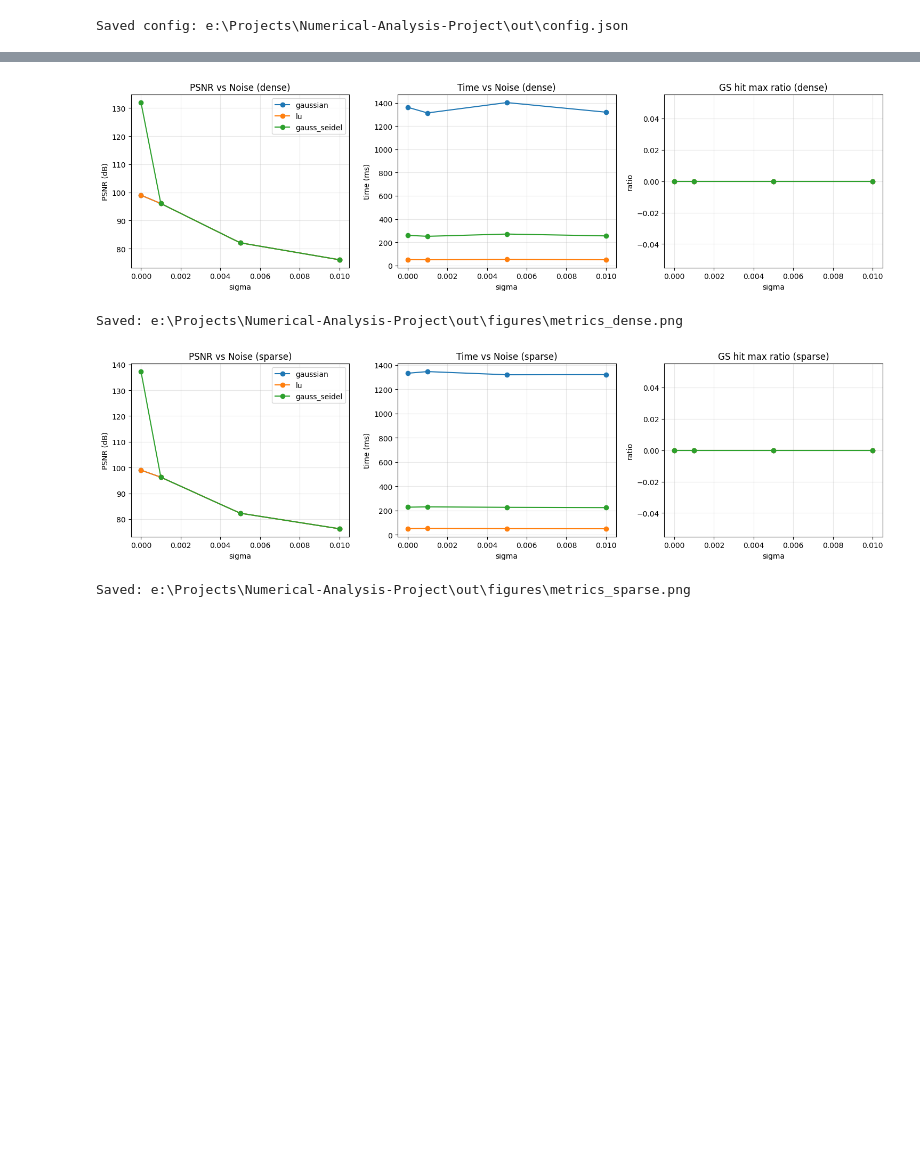
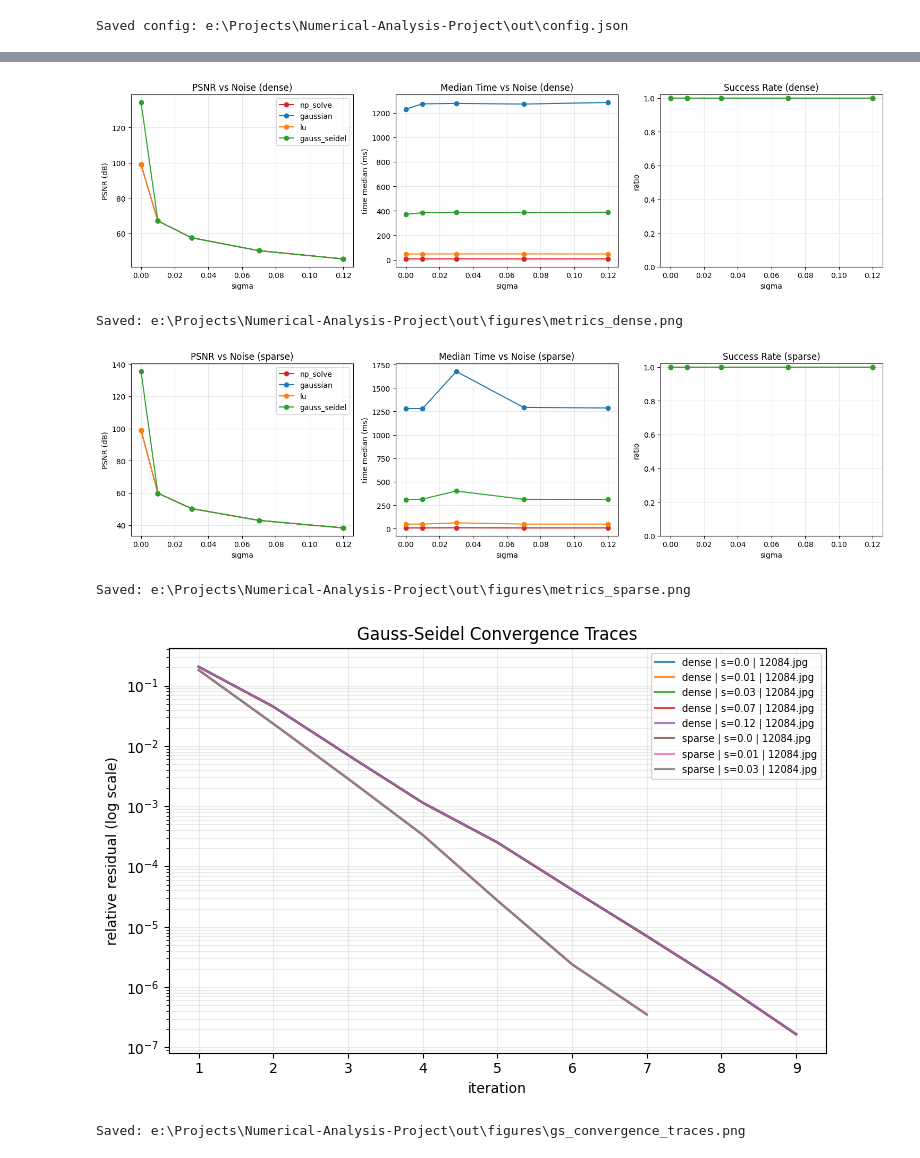
Before and after one commit to Hanamizuiro/encryption-experiment, a Jupyter notebook: code.ipynb, the cells around one changed output, grey strips where cells are left out. Drawn from its saved outputs; the diff is of its cells as text; code cells hidden in the pictures; blank space fills up the shorter version.

```diff
--- a/code.ipynb
+++ b/code.ipynb
@@ -54,7 +56,12 @@ CONFIG = {
     "sparse_density": 0.08,
     "dense_diag_boost": 24.0,
     "sparse_diag_boost": 10.0,
+
+    "warmup_solver_once_per_call": True,
+    "convergence_trace_images_per_sigma": 1,
     "sigma_for_latex_table": 0.01,
+    "save_wall_error_maps": True,
+    "save_solver_ranking": True,
 }
 
 ROOT = Path.cwd()
@@ -65,8 +72,9 @@ PROCESSED_DIR = DATA_DIR / "processed"
 OUT_DIR = ROOT / "out"
 FIG_DIR = OUT_DIR / "figures"
 TABLE_DIR = OUT_DIR / "tables"
+TRACE_DIR = OUT_DIR / "traces"
 
-for p in [SYNTH_DIR, PROCESSED_DIR, OUT_DIR, FIG_DIR, TABLE_DIR]:
+for p in [SYNTH_DIR, PROCESSED_DIR, OUT_DIR, FIG_DIR, TABLE_DIR, TRACE_DIR]:
     p.mkdir(parents=True, exist_ok=True)
 
 if CONFIG["image_size"] % CONFIG["block_size"] != 0:
@@ -75,7 +83,6 @@ if CONFIG["image_size"] % CONFIG["block_size"] != 0:
 rng = np.random.default_rng(CONFIG["seed"])
 VECTOR_SIZE = CONFIG["block_size"] * CONFIG["block_size"]
 
-# Reproducibility snapshot
 (OUT_DIR / "config.json").write_text(json.dumps(CONFIG, indent=2), encoding="utf-8")
 print("Saved config:", OUT_DIR / "config.json")
 # %% [output]
@@ -331,7 +342,7 @@ def lu_solve(LU, P, b):
     return x
 
 
-def gauss_seidel(A, b, tol=1e-6, max_iters=200, x0=None):
+def gauss_seidel(A, b, tol=1e-6, max_iters=200, x0=None, track_history=False):
     n = A.shape[0]
     x = np.zeros(n, dtype=np.float64) if x0 is None else x0.astype(np.float64).copy()
 
@@ -339,6 +350,7 @@ def gauss_seidel(A, b, tol=1e-6, max_iters=200, x0=None):
     if np.any(np.abs(D) < 1e-15):
         raise np.linalg.LinAlgError("Zero diagonal entry in Gauss-Seidel")
 
+    history = []
     for k in range(max_iters):
         x_old = x.copy()
         for i in range(n):
@@ -348,10 +360,14 @@ def gauss_seidel(A, b, tol=1e-6, max_iters=200, x0=None):
 
         r = b - A @ x
         rel_res = np.linalg.norm(r) / (np.linalg.norm(b) + 1e-15)
+        if track_history:
+            history.append(float(rel_res))
         if rel_res < tol:
-            return x, k + 1, rel_res, False
+            return x, k + 1, rel_res, False, history
 
     r = b - A @ x
     rel_res = np.linalg.norm(r) / (np.linalg.norm(b) + 1e-15)
-    return x, max_iters, rel_res, True
+    if track_history and (len(history) == 0 or history[-1] != float(rel_res)):
+        history.append(float(rel_res))
+    return x, max_iters, rel_res, True, history
 # %%
@@ -556,43 +763,79 @@ dense lu sigma= 0.0 PSNR= 99.0 time_ms= 50.72
 # %%
-solver_order = ["gaussian", "lu", "gauss_seidel"]
-color_map = {"gaussian": "tab:blue", "lu": "tab:orange", "gauss_seidel": "tab:green"}
+solver_order = ["np_solve", "gaussian", "lu", "gauss_seidel"]
+color_map = {
+    "np_solve": "tab:red",
+    "gaussian": "tab:blue",
+    "lu": "tab:orange",
+    "gauss_seidel": "tab:green",
+}
 
 for matrix_type in ["dense", "sparse"]:
     fig, axes = plt.subplots(1, 3, figsize=(15, 4.2))
 
     for solver in solver_order:
         rows = [r for r in summary_rows if r["matrix_type"] == matrix_type and r["solver"] == solver]
         rows = sorted(rows, key=lambda x: x["sigma"])
         x = [r["sigma"] for r in rows]
 
         axes[0].plot(x, [r["psnr_mean"] for r in rows], marker="o", label=solver, color=color_map[solver])
-        axes[1].plot(x, [r["time_ms_mean"] for r in rows], marker="o", label=solver, color=color_map[solver])
-        axes[2].plot(x, [r["gs_hit_max_ratio_mean"] for r in rows], marker="o", label=solver, color=color_map[solver])
+        axes[1].plot(x, [r["time_ms_median"] for r in rows], marker="o", label=solver, color=color_map[solver])
+        axes[2].plot(x, [r["success_rate"] for r in rows], marker="o", label=solver, color=color_map[solver])
 
     axes[0].set_title(f"PSNR vs Noise ({matrix_type})")
     axes[0].set_xlabel("sigma")
     axes[0].set_ylabel("PSNR (dB)")
 
-    axes[1].set_title(f"Time vs Noise ({matrix_type})")
+    axes[1].set_title(f"Median Time vs Noise ({matrix_type})")
     axes[1].set_xlabel("sigma")
-    axes[1].set_ylabel("time (ms)")
+    axes[1].set_ylabel("time median (ms)")
 
-    axes[2].set_title(f"GS hit max ratio ({matrix_type})")
+    axes[2].set_title(f"Success Rate ({matrix_type})")
     axes[2].set_xlabel("sigma")
     axes[2].set_ylabel("ratio")
+    axes[2].set_ylim(0.0, 1.02)
 
     for a in axes:
         a.grid(True, alpha=0.3)
 
     axes[0].legend()
     fig.tight_layout()
     path = FIG_DIR / f"metrics_{matrix_type}.png"
     fig.savefig(path, dpi=180)
     plt.show()
     print("Saved:", path)
+
+# Plot Gauss-Seidel convergence traces for representative cases
+if len(trace_rows) > 0:
+    grouped = defaultdict(list)
+    for tr in trace_rows:
+        grouped[(tr["matrix_type"], tr["sigma"], tr["image_name"])].append(tr)
+
+    # plot up to 8 curves to keep readable
+    keys = sorted(grouped.keys())[:8]
+    fig, ax = plt.subplots(figsize=(7.5, 5))
+    for key in keys:
+        rows = sorted(grouped[key], key=lambda x: x["iteration"])
+        xs = [r["iteration"] for r in rows]
+        ys = [r["relative_residual"] for r in rows]
+        label = f"{key[0]} | s={key[1]} | {str(key[2])[:10]}"
+        ax.plot(xs, ys, alpha=0.85, label=label)
+
+    ax.set_yscale("log")
+    ax.set_xlabel("iteration")
+    ax.set_ylabel("relative residual (log scale)")
+    ax.set_title("Gauss-Seidel Convergence Traces")
+    ax.grid(True, which="both", alpha=0.25)
+    ax.legend(fontsize=7)
+    fig.tight_layout()
+    path = FIG_DIR / "gs_convergence_traces.png"
+    fig.savefig(path, dpi=180)
+    plt.show()
+    print("Saved:", path)
 # %% [output]
-[figure, old version]
+[figure, new version]
 Saved: e:\Projects\Numerical-Analysis-Project\out\figures\metrics_dense.png
-[figure, old version]
+[figure, new version]
 Saved: e:\Projects\Numerical-Analysis-Project\out\figures\metrics_sparse.png
+[figure, added]
+Saved: e:\Projects\Numerical-Analysis-Project\out\figures\gs_convergence_traces.png
 # %%
```
Also changed, not shown: parts of 7 cells of this notebook.
